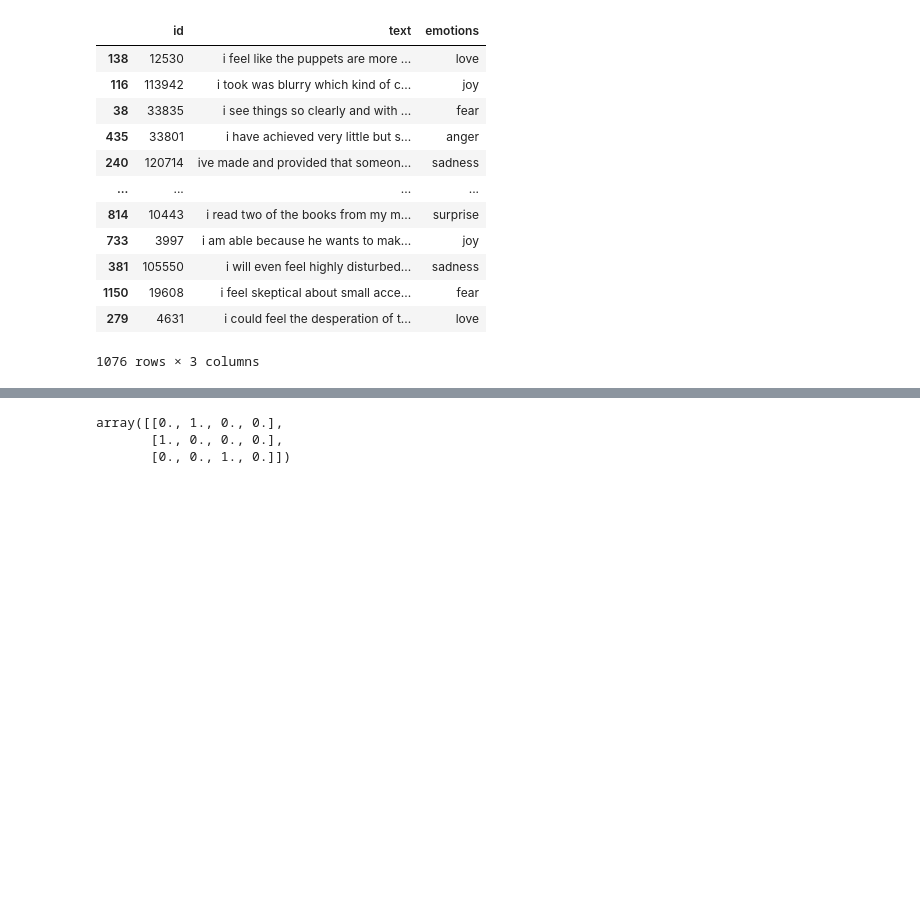
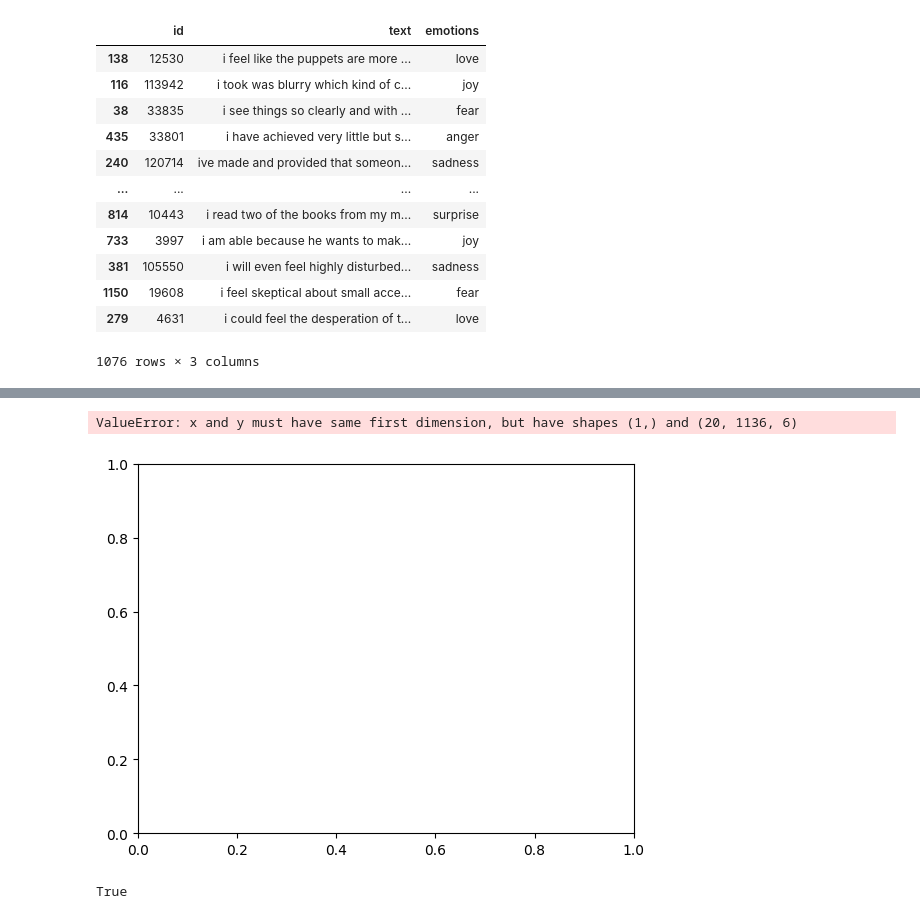
Before and after one commit to Wenxin-Jiang/CS577-NLP, a Jupyter notebook: HW1/hw1_LR.ipynb, the cells around one changed output, grey strips where cells are left out. Cells and saved outputs as stored; diff of their text form; code cells hidden in the pictures; blank space fills up the shorter version.

Commit message:
trainable LR

```diff
--- a/HW1/hw1_LR.ipynb
+++ b/HW1/hw1_LR.ipynb
@@ -415,6 +379,24 @@ def post_processing(test_set, pred_emotions):
     output.to_csv("./test_lr.csv")
     return output
 # %%
+TRAIN_PATH = "./train.csv"
+TEST_PATH = "./test.csv"
+train_set = read_csv(TRAIN_PATH)
+test_set = read_csv(TEST_PATH)
+val_set = read_csv(TRAIN_PATH)
+train_set = data_cleaning(train_set)
+val_set = data_cleaning(val_set)
+test_set = data_cleaning(test_set)
+embedding, _, _, text_features_test,\
+        emotion_set, _, _, emotion2int, int2emotion = pre_processing(train_set, val_set, test_set)
+# your logistic regression
+weights = np.zeros((len(embedding), len(emotion_set)))
+learning_rate = 0.001
+num_epochs = 20
+
+errors_train = []
+errors_val = []
+
 for epoch in range(num_epochs):
     # Cross validation
     train_set, val_set, test_set = data_loading(epoch, num_epochs)
@@ -453,14 +435,27 @@ for epoch in range(num_epochs):
     largest_idx = np.argmax(predictions, axis=1)
     # logger.debug(largest_idx)
     val_pred = np.eye(predictions.shape[1])[largest_idx]
-    logger.debug(val_pred)
-    predicted_emotion = int2emotion[np.argmax(val_pred)]
-    val_emotions = int2emotion[np.argmax(val_targets)]
-    score = np.sum(predicted_emotion==val_emotions) / len(val_targets)
+    # logger.debug(np.argmax(val_pred))
+    predicted_emotions = []
+    for pred_emotion in np.argmax(val_pred, axis=1):
+      predicted_emotions.append(int2emotion[pred_emotion])
+
+    val_emotions = []
+    for val_emotion in np.argmax(val_targets, axis=1):
+       val_emotions.append(int2emotion[val_emotion])
+    # val_emotions = int2emotion[np.argmax(val_targets, axis=1)]
+    # logger.debug(predicted_emotions)
+    # logger.debug(val_emotions)
+    count = 0
+    for i in range(len(predicted_emotions)):
+       if predicted_emotions[i] == val_emotions[i]:
+          count += 1
+
+    score = count / len(val_targets)
     if score > 0:
         logger.debug(predicted_emotion)
     logger.info(f"Epoch {epoch}: Accuracy = {score * 100}%")
-    break
+
     # break
 # logger.debug(errors_train)
 # logger.debug(errors_val)
@@ -492,6 +480,10 @@ b = np.eye(a.shape[1])[idx]
-# %%
-b
-# %% [output]
-array([[0., 1., 0., 0.],
-       [1., 0., 0., 0.],
-       [0., 0., 1., 0.]])
+# %%
+import matplotlib.pyplot as plt
+plt.plot(len(errors_train), val)
+# %% [output]
+ValueError: x and y must have same first dimension, but have shapes (1,) and (20, 1136, 6)
+[figure, added]
+# %%
+predicted_emotions[0] == val_emotions[0]
+# %% [output]
+True
```
Also changed, not shown: parts of 7 cells of this notebook.
